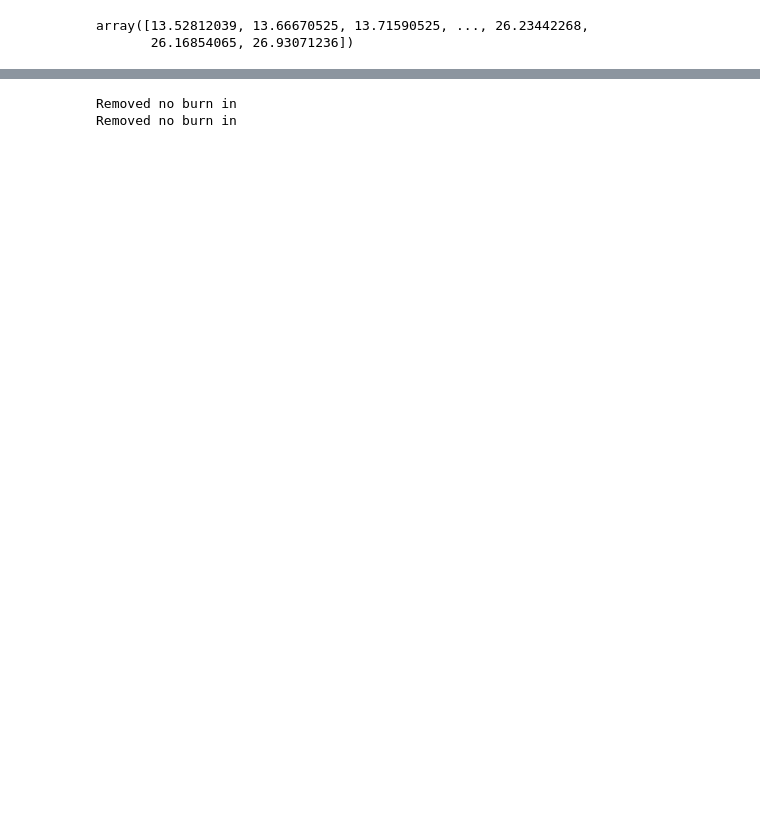
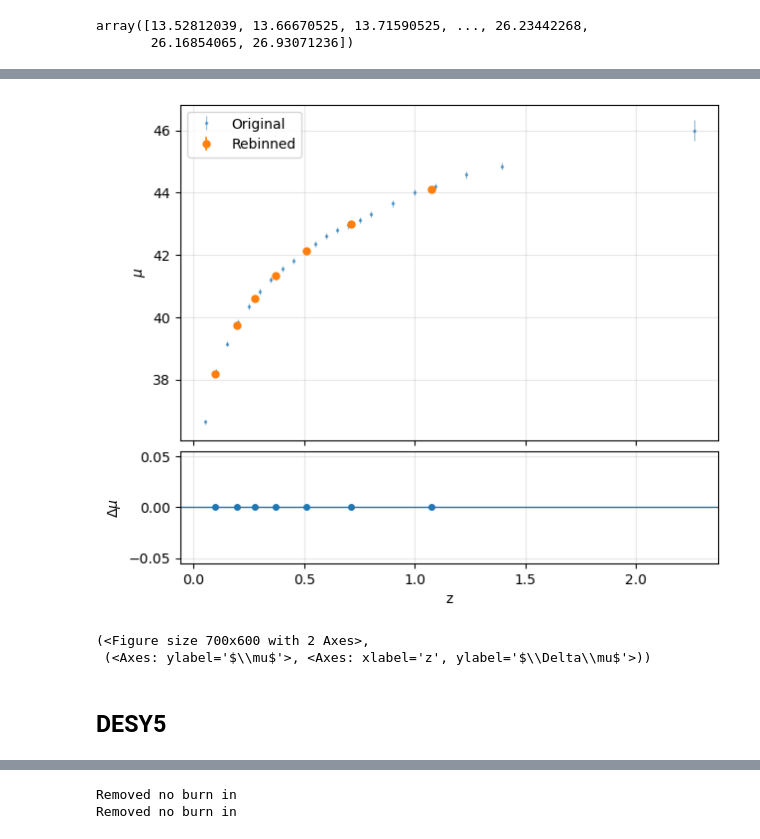
Before and after one commit to ahnyu/PSIWinterSchool2025, a Jupyter notebook: prep_compressed_sn.ipynb, the cells around one changed output, grey strips where cells are left out. Saved outputs shown, nothing was run; the diff lists cells and outputs as text; code cells hidden in the pictures; blank space fills up the shorter version.

```diff
--- a/prep_compressed_sn.ipynb
+++ b/prep_compressed_sn.ipynb
@@ -381,0 +103,2 @@ def print_quick_stats(mc, names, title):
+# %%
+un=Union3SNLikelihood(cosmo=DESI())
@@ -381,0 +134,24 @@ def print_quick_stats(mc, names, title):
+# %%
+z_b, mu_b, err_b, cov_b, W = rebin_SN(un.light_curve_params['zcmb'],
+                                      un.flatdata,
+                                      un.covariance,
+                                      bins,
+                                      return_W=True,
+                                     )
+
+np.savez("compressed_sn_data/union3_compressed.npz",
+         W=W,
+         z_full=un.light_curve_params['zcmb'],
+         flatdata_binned0=mu_b,      # this is "flatdata" compressed with Mb=0
+         cov_binned=cov_b,
+         ones_binned=W @ np.ones_like(un.light_curve_params['zcmb']))
+# %%
+plot_sn_rebin_with_residual(un.light_curve_params['zcmb'],un.flatdata,un.covariance,
+              z_b, mu_b,cov_b,W,show=True
+             )
+# %% [output]
+[figure, added]
+(<Figure size 700x600 with 2 Axes>,
+ (<Axes: ylabel='$\\mu$'>, <Axes: xlabel='z', ylabel='$\\Delta\\mu$'>))
+# %% [markdown]
+## DESY5
```
Also changed, not shown: parts of 44 cells of this notebook, 6 other files.
